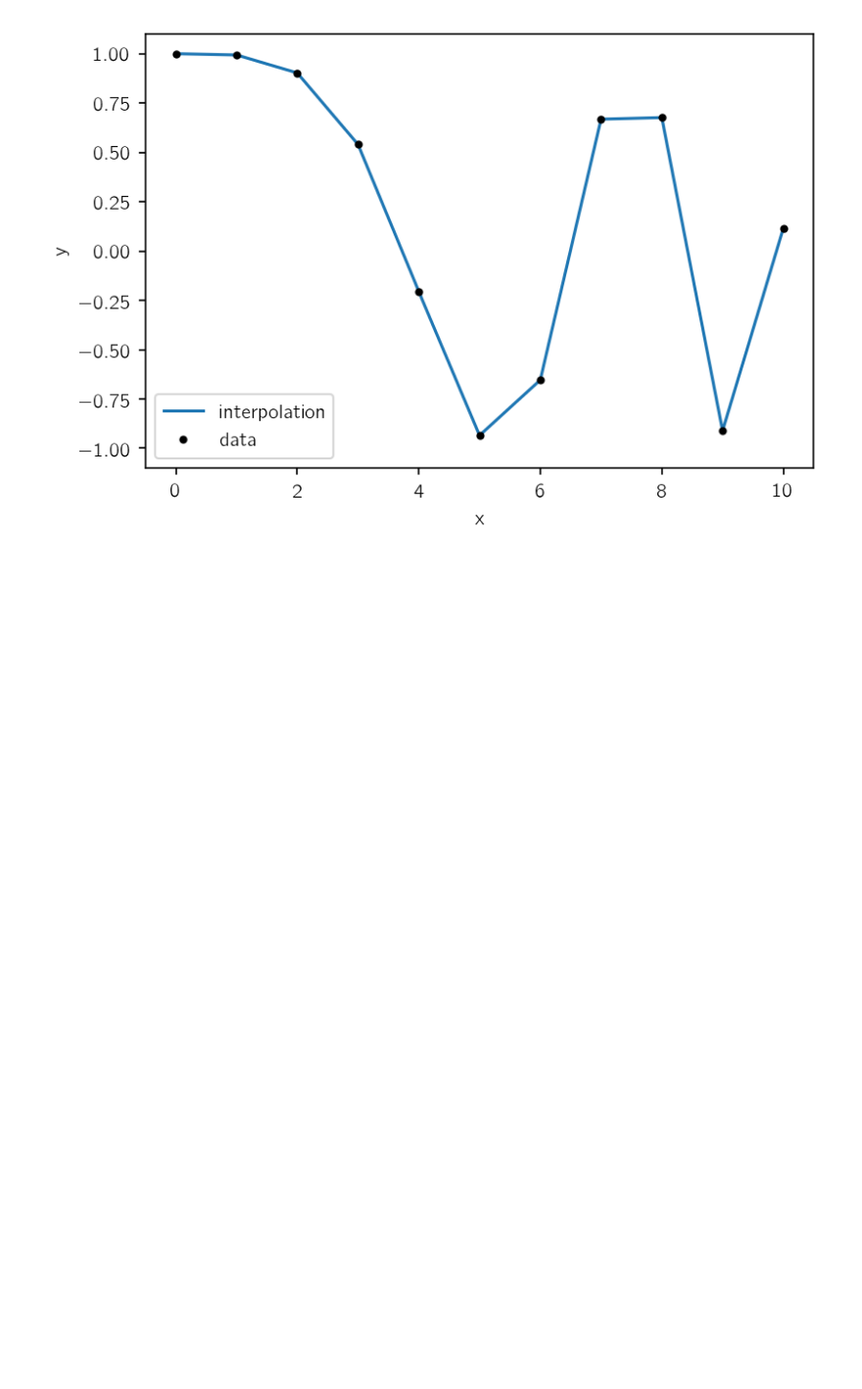
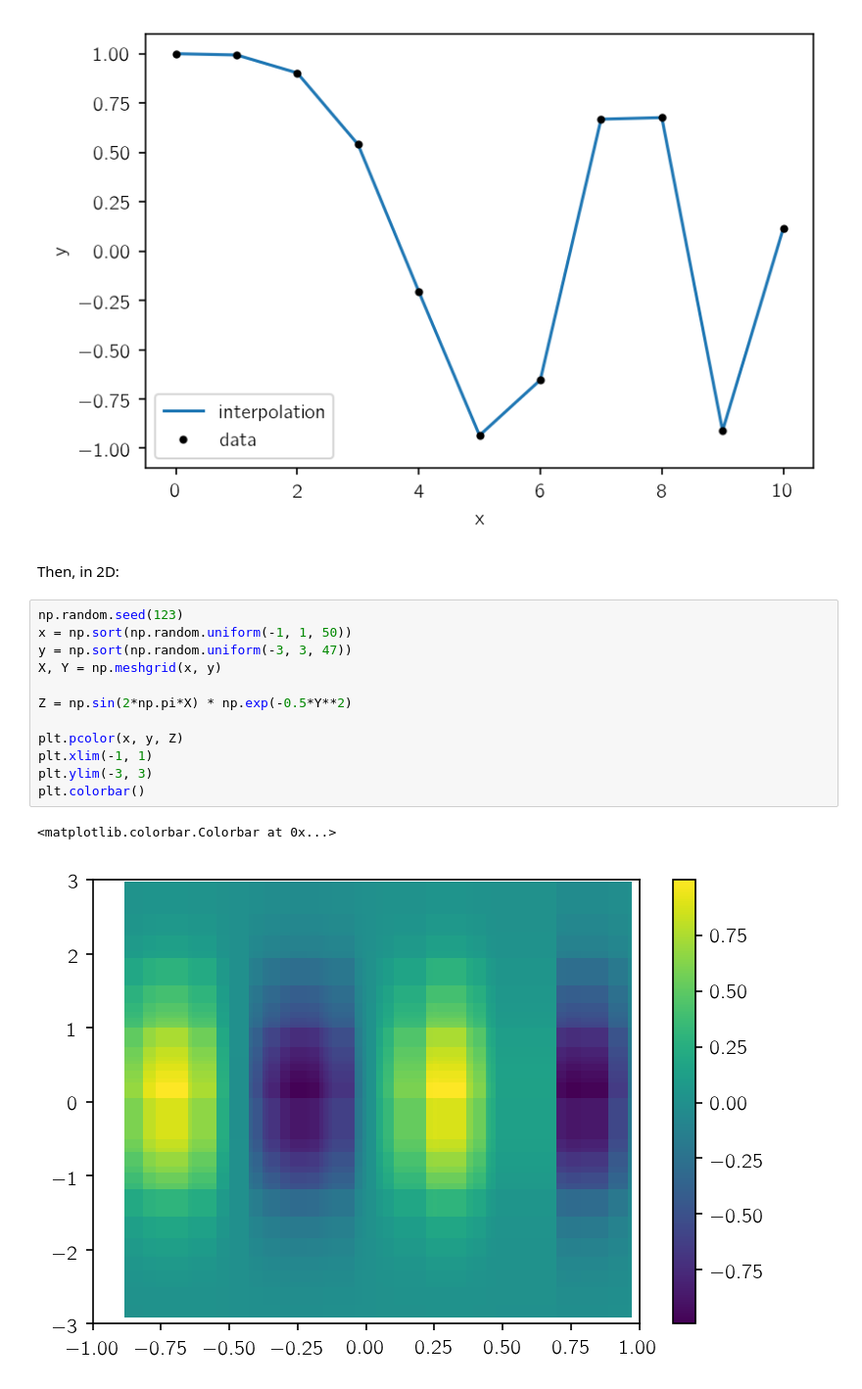
Before and after one commit to dfm/tf.interp, a Jupyter notebook: demo.ipynb, the cells around one changed output. Shown at 98% size. Drawn from its saved outputs; the diff is of its cells as text; blank space fills up the shorter version.

```diff
--- a/demo.ipynb
+++ b/demo.ipynb
@@ -31,3 +33,20 @@ plt.xlabel("x")
 plt.ylabel("y");
 # %% [output]
 [figure]
+# %% [markdown]
+Then, in 2D:
+# %%
+np.random.seed(123)
+x = np.sort(np.random.uniform(-1, 1, 50))
+y = np.sort(np.random.uniform(-3, 3, 47))
+X, Y = np.meshgrid(x, y)
+
+Z = np.sin(2*np.pi*X) * np.exp(-0.5*Y**2)
+
+plt.pcolor(x, y, Z)
+plt.xlim(-1, 1)
+plt.ylim(-3, 3)
+plt.colorbar()
+# %% [output]
+<matplotlib.colorbar.Colorbar at 0x...>
+[figure, added]
```
Also changed, not shown: parts of 3 cells of this notebook.
